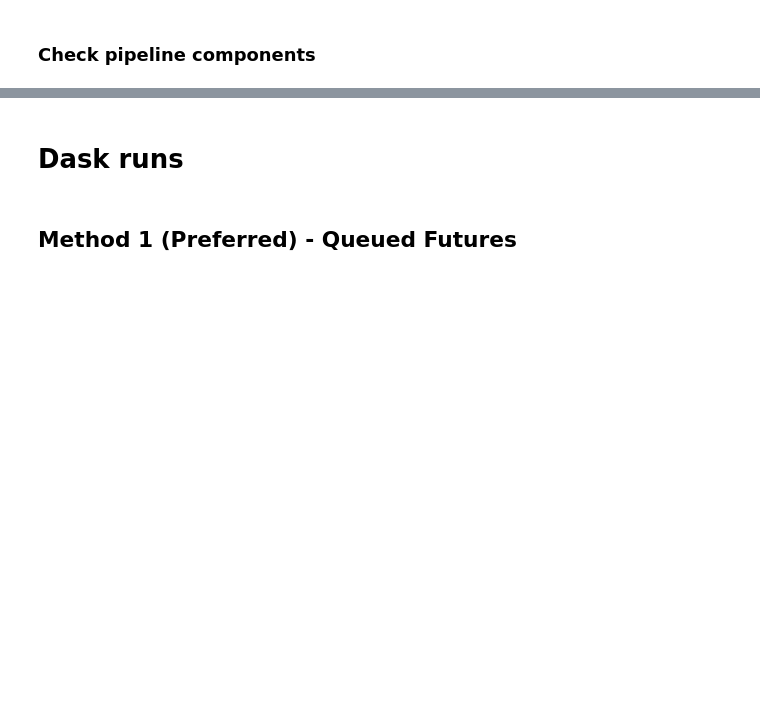
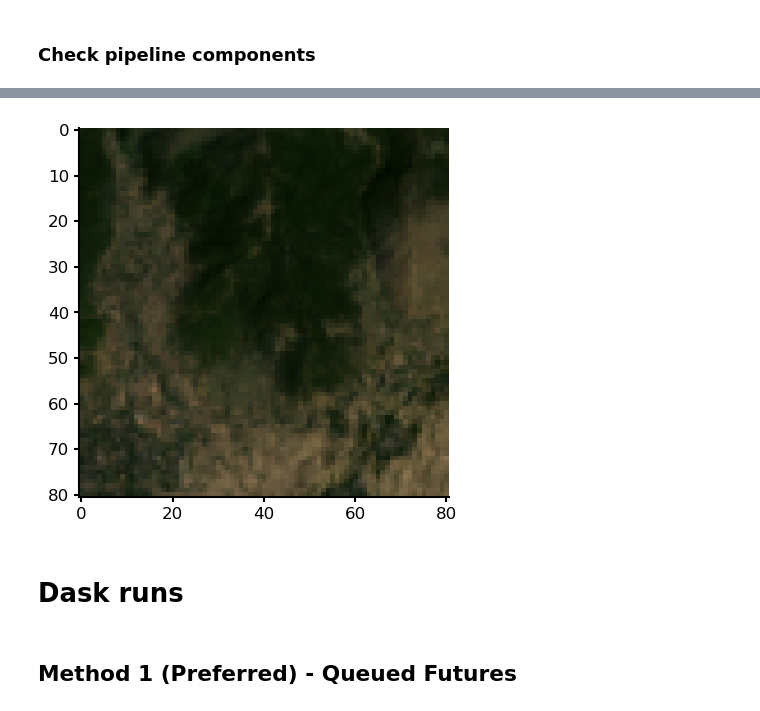
Before and after one commit to IDinsight/mosaiks, a Jupyter notebook: playground/featurize_pipeline_new_dask.ipynb, the cells around one changed output, grey strips where cells are left out. Cells and saved outputs as stored; diff of their text form; code cells hidden in the pictures; blank space fills up the shorter version.

Commit message:
add function to fetch cropped images retrospectively

```diff
--- a/playground/featurize_pipeline_new_dask.ipynb
+++ b/playground/featurize_pipeline_new_dask.ipynb
@@ -156,0 +185,8 @@ utl.save_dataframe(
+# %%
+# choose featurised data
+data = utl.load_dataframe(test_mosaiks_folder_path / "df_000.parquet.gzip")
+# data = df
+# %%
+# choose row
+row = data.iloc[0]
+row
@@ -157,3 +206,17 @@ utl.save_dataframe(
+# %%
+# fetch image crop as per parameters in satellite_config (buffer, bands, etc)
+from mosaiks.fetch.images import get_image_crop_from_stac_id
+
+image_crop = get_image_crop_from_stac_id(
+    stac_id=row["stac_id"],
+    lon=row["Lon"],
+    lat=row["Lat"],
+    normalise=True,
+    satellite_config=satellite_config,
+    plot=True,
+)
+# %% [output]
+[figure, added]
 # %% [markdown]
 # Dask runs
 # %%
```
Also changed, not shown: parts of 11 cells of this notebook, 2 other files.
